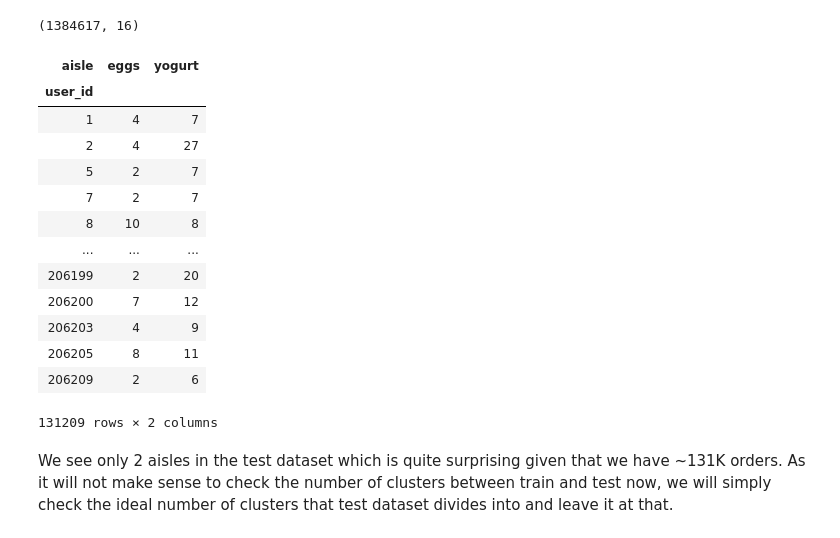
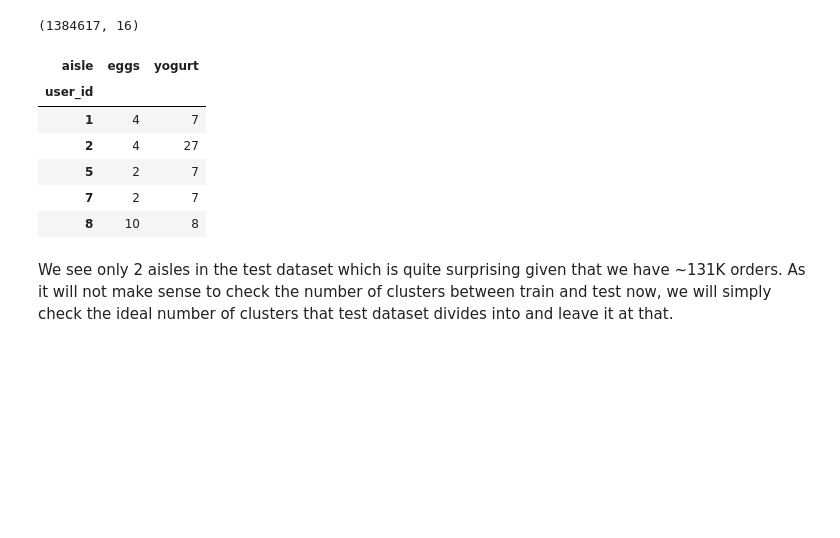
Before and after one commit to yashwanthky/Instacart_Market_Basket_Analysis, a Jupyter notebook: Data_Loading_Exploration.ipynb, the cells around one changed output. Drawn from its saved outputs; the diff is of its cells as text; code cells hidden in the pictures; blank space fills up the shorter version.

```diff
--- a/Data_Loading_Exploration.ipynb
+++ b/Data_Loading_Exploration.ipynb
@@ -1115,22 +1145,15 @@ merged_data_test.shape
 (1384617, 16)
 # %%
 cust_aisle_test = pd.crosstab(merged_data_test['user_id'], merged_data['aisle'])
-cust_aisle_test
+cust_aisle_test.head()
 # %% [output]
 | aisle | eggs | yogurt |
 | user_id |  |  |
 | 1 | 4 | 7 |
 | 2 | 4 | 27 |
 | 5 | 2 | 7 |
 | 7 | 2 | 7 |
 | 8 | 10 | 8 |
-| ... | ... | ... |
-| 206199 | 2 | 20 |
-| 206200 | 7 | 12 |
-| 206203 | 4 | 9 |
-| 206205 | 8 | 11 |
-| 206209 | 2 | 6 |
-131209 rows × 2 columns
 # %% [markdown]
 We see only 2 aisles in the test dataset which is quite surprising given that we have ~131K orders. As it will not make sense to check the number of clusters between train and test now, we will simply check the ideal number of clusters that test dataset divides into and leave it at that.
 # %% [markdown]
```
Also changed, not shown: parts of 67 cells of this notebook, 2 other files.
